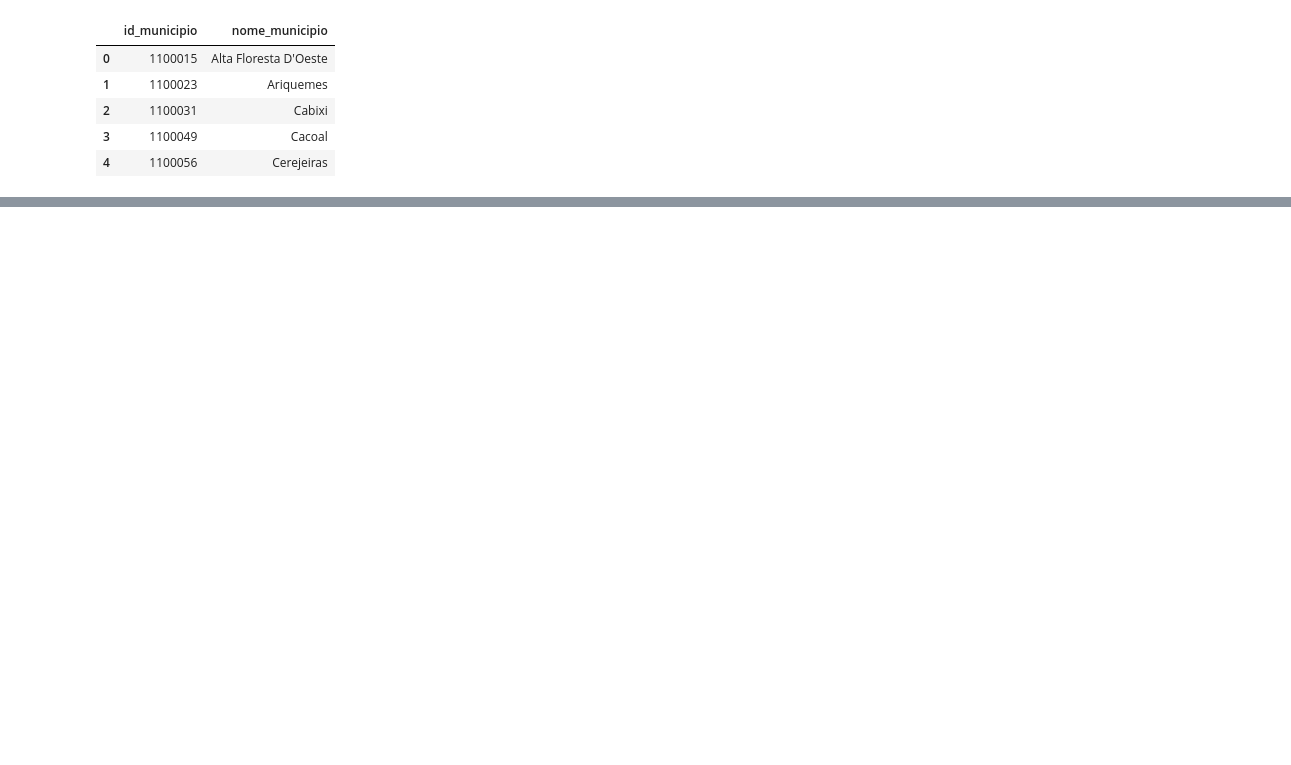
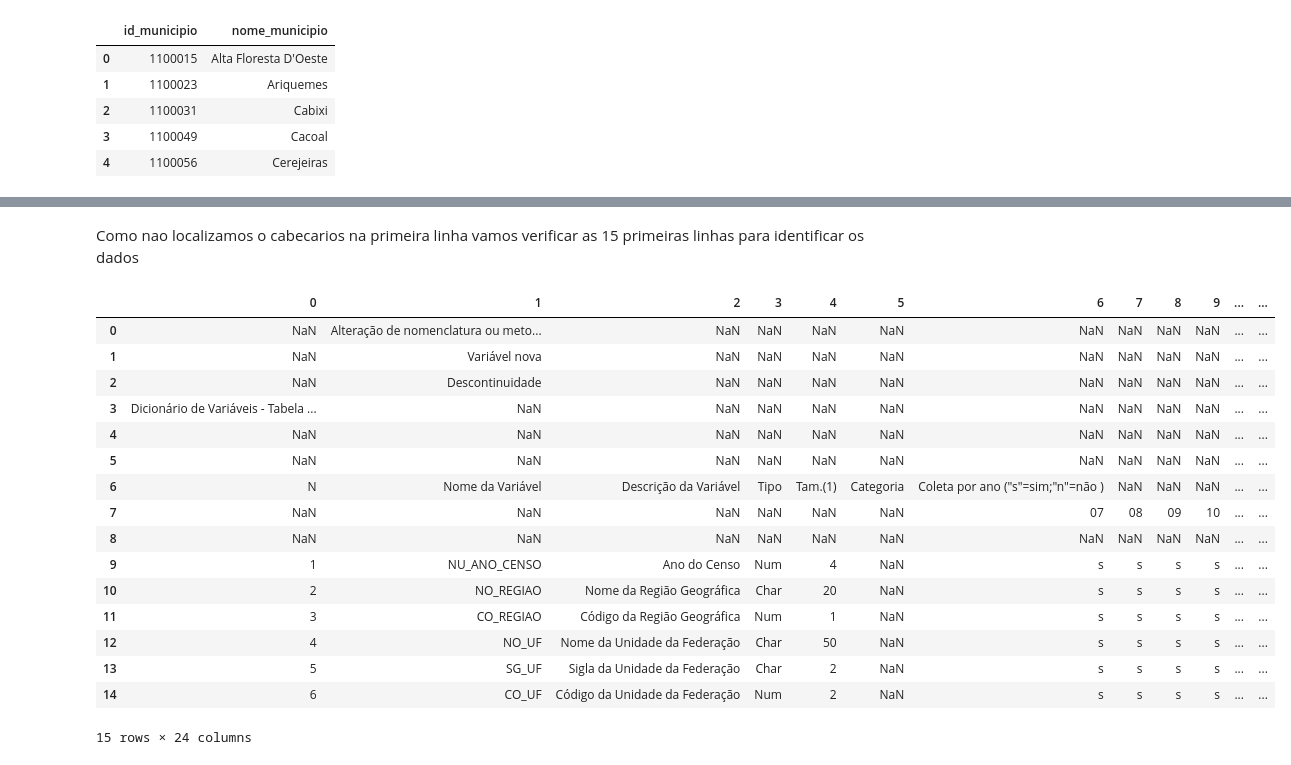
Before and after one commit to BenitoMarculanoRibeiro/tech_challenge_2, a Jupyter notebook: notebook/Analise_bases.ipynb, the cells around one changed output, grey strips where cells are left out. Drawn from its saved outputs; the diff is of its cells as text; code cells hidden in the pictures; blank space fills up the shorter version.

Commit message:
Upload de dados complementares (Censo e INSE 2023) e notebooks de análise atualizados

```diff
--- a/notebook/Analise_bases.ipynb
+++ b/notebook/Analise_bases.ipynb
@@ -857,0 +741,10 @@ municipios.head()
+# %%
+import pandas as pd
+
+arquivo_dicionario = "dicionário_dados_educação_básica.xlsx"
+
+excel = pd.ExcelFile(arquivo_dicionario)
+
+print("Abas disponíveis:")
+for aba in excel.sheet_names:
+    print(f"- {aba}")
@@ -857,0 +785,28 @@ municipios.head()
+# %% [markdown]
+Como nao localizamos o cabecarios na primeira linha vamos verificar as 15 primeiras linhas para identificar os dados
+# %%
+df_bruto = pd.read_excel(
+    arquivo_dicionario,
+    sheet_name="microdados_unidade_coleta",
+    header=None
+)
+
+df_bruto.head(15)
+# %% [output]
+|  | 0 | 1 | 2 | 3 | 4 | 5 | 6 | 7 | 8 | 9 | ... | ... |
+| 0 | NaN | Alteração de nomenclatura ou meto... | NaN | NaN | NaN | NaN | NaN | NaN | NaN | NaN | ... | ... |
+| 1 | NaN | Variável nova | NaN | NaN | NaN | NaN | NaN | NaN | NaN | NaN | ... | ... |
+| 2 | NaN | Descontinuidade | NaN | NaN | NaN | NaN | NaN | NaN | NaN | NaN | ... | ... |
+| 3 | Dicionário de Variáveis - Tabela ... | NaN | NaN | NaN | NaN | NaN | NaN | NaN | NaN | NaN | ... | ... |
+| 4 | NaN | NaN | NaN | NaN | NaN | NaN | NaN | NaN | NaN | NaN | ... | ... |
+| 5 | NaN | NaN | NaN | NaN | NaN | NaN | NaN | NaN | NaN | NaN | ... | ... |
+| 6 | N | Nome da Variável | Descrição da Variável | Tipo | Tam.(1) | Categoria | Coleta por ano ("s"=sim;"n"=não ) | NaN | NaN | NaN | ... | ... |
+| 7 | NaN | NaN | NaN | NaN | NaN | NaN | 07 | 08 | 09 | 10 | ... | ... |
+| 8 | NaN | NaN | NaN | NaN | NaN | NaN | NaN | NaN | NaN | NaN | ... | ... |
+| 9 | 1 | NU_ANO_CENSO | Ano do Censo | Num | 4 | NaN | s | s | s | s | ... | ... |
+| 10 | 2 | NO_REGIAO | Nome da Região Geográfica | Char | 20 | NaN | s | s | s | s | ... | ... |
+| 11 | 3 | CO_REGIAO | Código da Região Geográfica | Num | 1 | NaN | s | s | s | s | ... | ... |
+| 12 | 4 | NO_UF | Nome da Unidade da Federação | Char | 50 | NaN | s | s | s | s | ... | ... |
+| 13 | 5 | SG_UF | Sigla da Unidade da Federação | Char | 2 | NaN | s | s | s | s | ... | ... |
+| 14 | 6 | CO_UF | Código da Unidade da Federação | Num | 2 | NaN | s | s | s | s | ... | ... |
+15 rows × 24 columns
```
Also changed, not shown: parts of 122 cells of this notebook, 1 other file.
